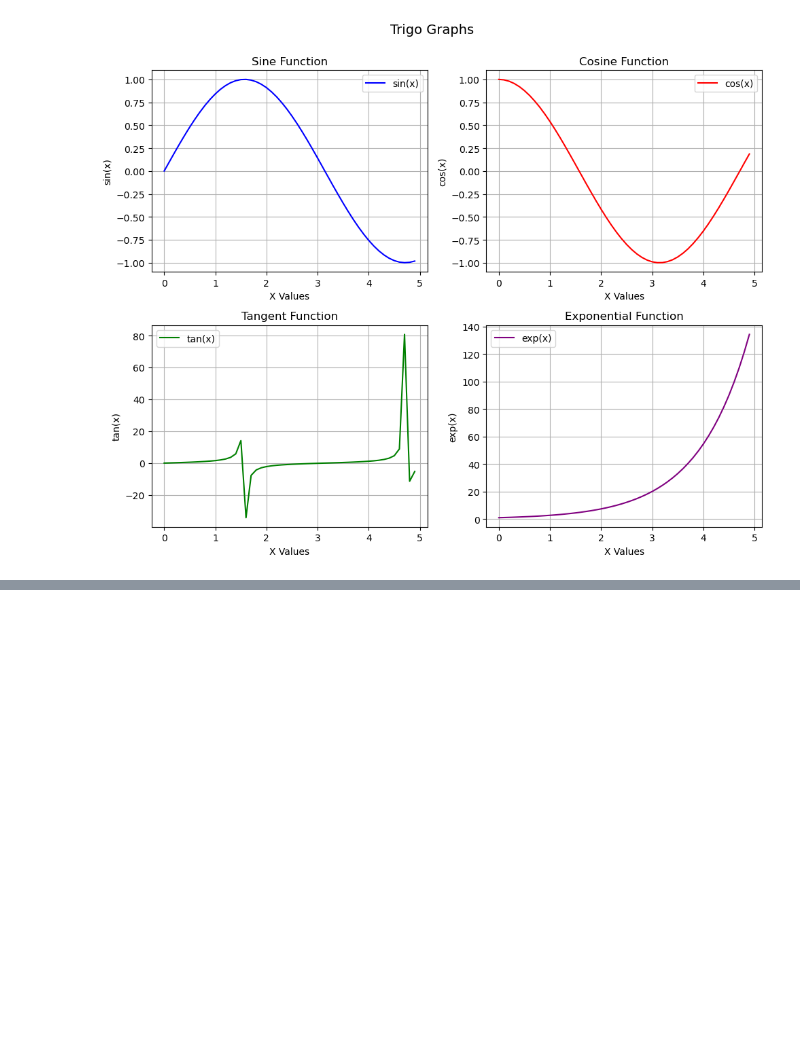
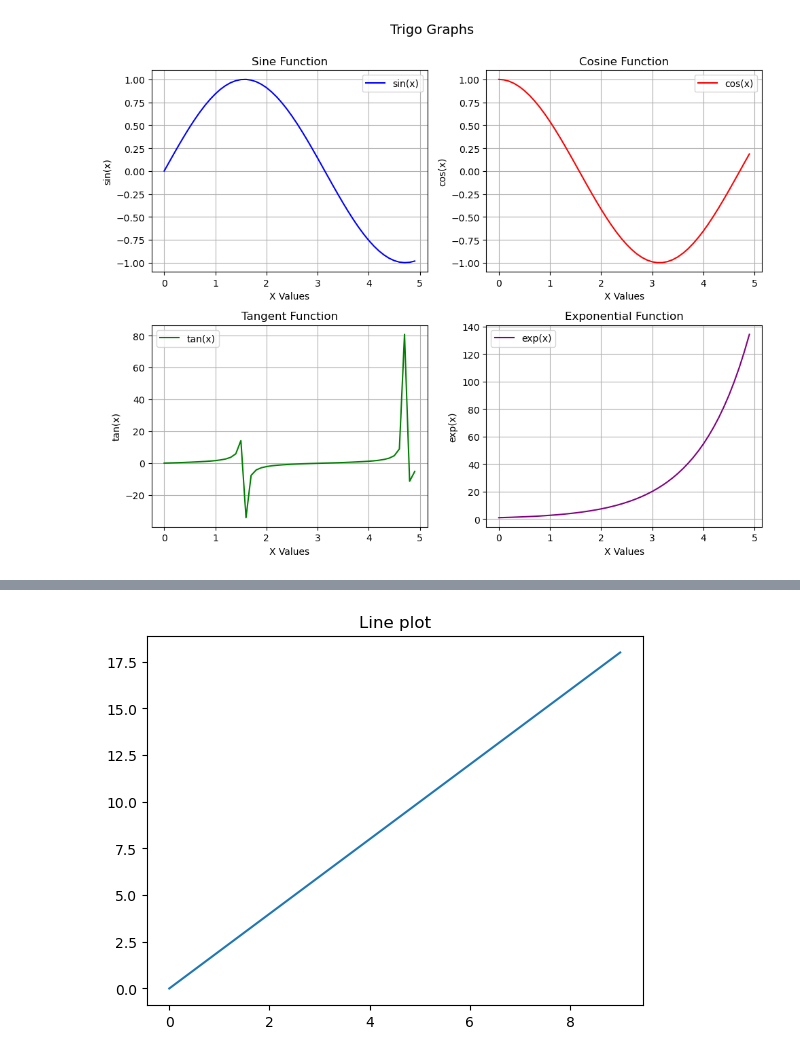
Before and after one commit to pythonai200425/29.09.2025, a Jupyter notebook: matplotlib_290925.ipynb, the cells around one changed output, grey strips where cells are left out. Drawn from its saved outputs; the diff is of its cells as text; code cells hidden in the pictures; blank space fills up the shorter version.

```diff
--- a/matplotlib_290925.ipynb
+++ b/matplotlib_290925.ipynb
@@ -293,0 +323,11 @@ previous exercise
+# %%
+# line plot
+x = np.arange(10)
+x = np.array([0, 9])
+y_linear = x * 2
+plt.plot(x, y_linear)
+plt.title('Line plot')
+
+plt.show()
+# %% [output]
+[figure, added]
```
Also changed, not shown: parts of 9 cells of this notebook.
